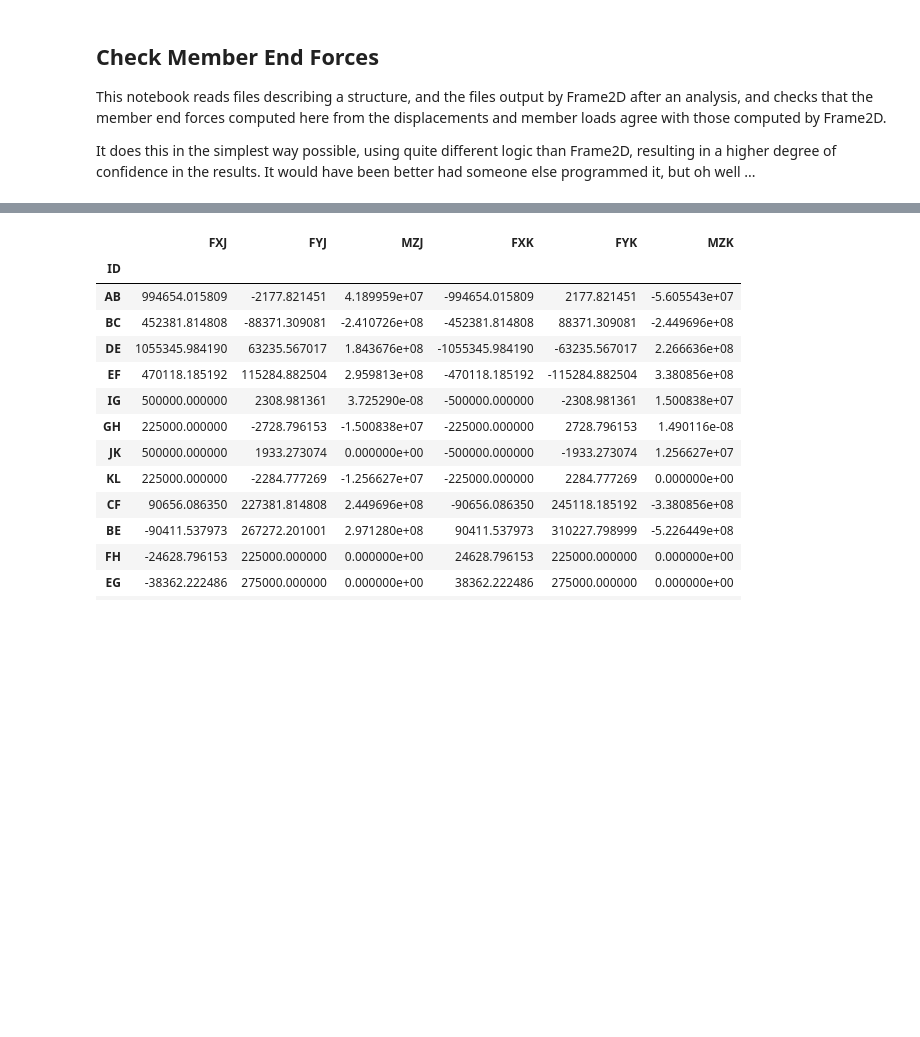
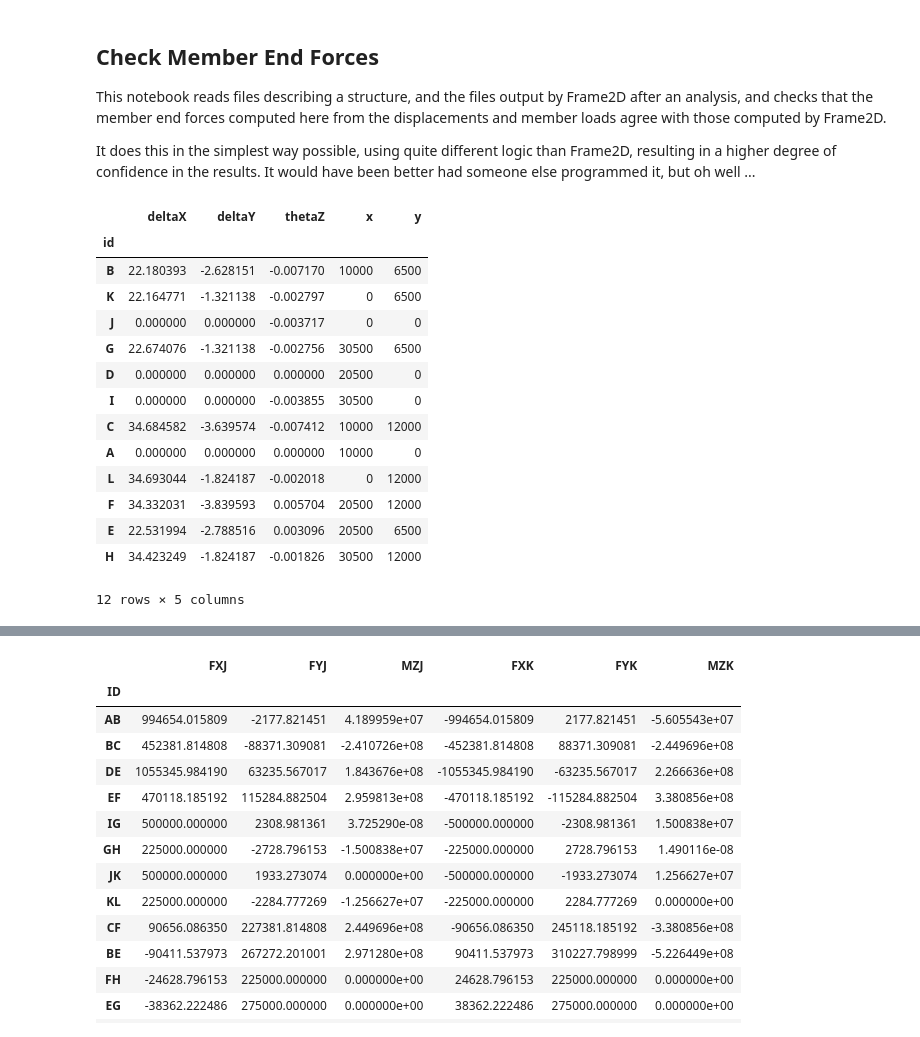
Before and after one commit to nholtz/structural-analysis, a Jupyter notebook: matrix-methods/frame2d/Check-Member-End-Forces.ipynb, the cells around one changed output, grey strips where cells are left out. Saved outputs shown, nothing was run; the diff lists cells and outputs as text; code cells hidden in the pictures; blank space fills up the shorter version.

```diff
--- a/matrix-methods/frame2d/Check-Member-End-Forces.ipynb
+++ b/matrix-methods/frame2d/Check-Member-End-Forces.ipynb
@@ -45,4 +45,20 @@ for i,n in table.iterrows():
     node.deltaY = float(n.DY)
     node.thetaZ = float(n.RZ)
 # %%
-#pd.DataFrame([vars(v) for v in NODES.values()]).set_index('id')
+pd.DataFrame([vars(v) for v in NODES.values()]).set_index('id')
+# %% [output]
+|  | deltaX | deltaY | thetaZ | x | y |
+| id |  |  |  |  |  |
+| B | 22.180393 | -2.628151 | -0.007170 | 10000 | 6500 |
+| K | 22.164771 | -1.321138 | -0.002797 | 0 | 6500 |
+| J | 0.000000 | 0.000000 | -0.003717 | 0 | 0 |
+| G | 22.674076 | -1.321138 | -0.002756 | 30500 | 6500 |
+| D | 0.000000 | 0.000000 | 0.000000 | 20500 | 0 |
+| I | 0.000000 | 0.000000 | -0.003855 | 30500 | 0 |
+| C | 34.684582 | -3.639574 | -0.007412 | 10000 | 12000 |
+| A | 0.000000 | 0.000000 | 0.000000 | 10000 | 0 |
+| L | 34.693044 | -1.824187 | -0.002018 | 0 | 12000 |
+| F | 34.332031 | -3.839593 | 0.005704 | 20500 | 12000 |
+| E | 22.531994 | -2.788516 | 0.003096 | 20500 | 6500 |
+| H | 34.423249 | -1.824187 | -0.001826 | 30500 | 12000 |
+12 rows × 5 columns
```
Also changed, not shown: parts of 8 cells of this notebook.
